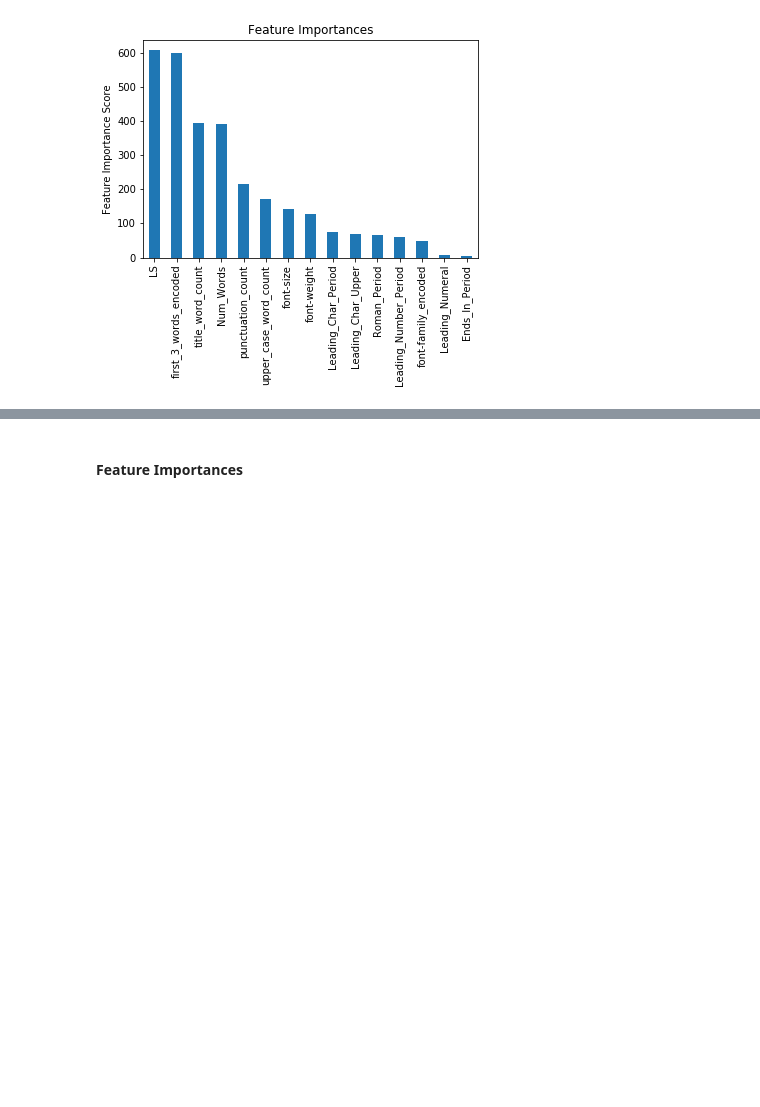
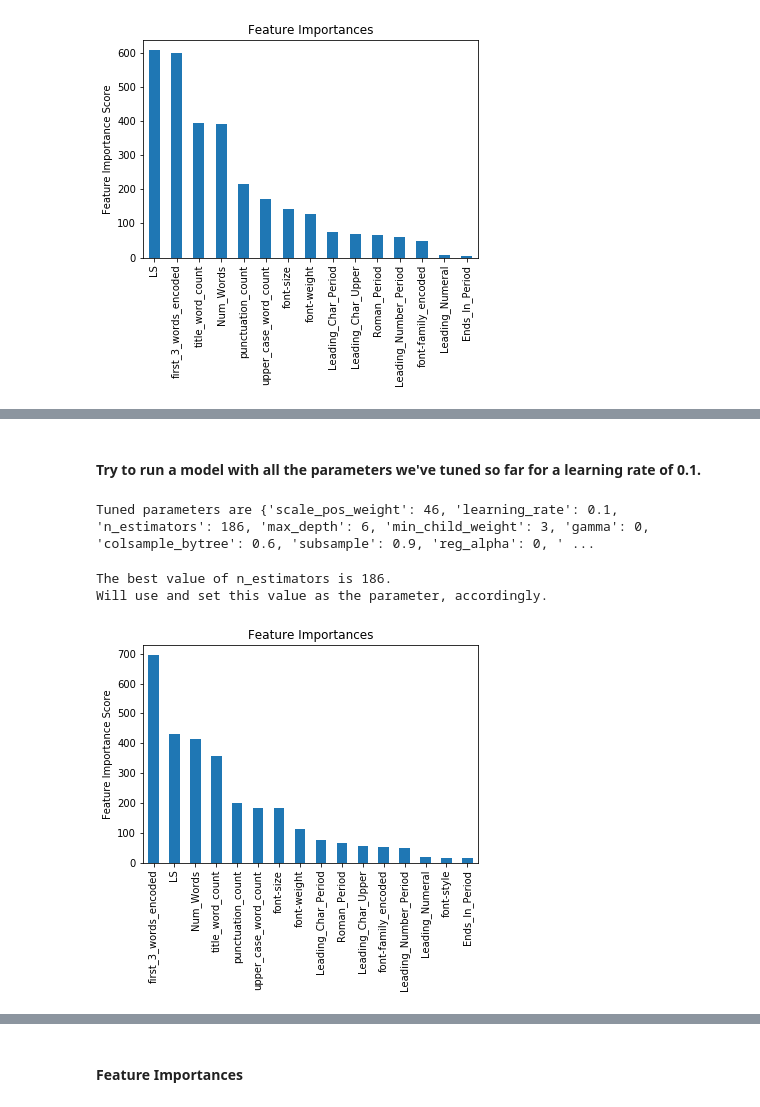
Before and after one commit to my2582/KPMGCapstone, a Jupyter notebook: module1/modelling_notebooks/Combined_Final_Model_V9_Minsu.ipynb, the cells around one changed output, grey strips where cells are left out. Saved outputs shown, nothing was run; the diff lists cells and outputs as text; code cells hidden in the pictures; blank space fills up the shorter version.

```diff
--- a/module1/modelling_notebooks/Combined_Final_Model_V9_Minsu.ipynb
+++ b/module1/modelling_notebooks/Combined_Final_Model_V9_Minsu.ipynb
@@ -2236,0 +2843,3 @@ Will use and set this value as the parameter, accordingly.
+# %%
+colsample_bytree = 0.6
+subsample = 0.9
@@ -2236,0 +2966,3 @@ Will use and set this value as the parameter, accordingly.
+# %%
+reg_alpha = 0
+reg_lambda = 0.1
@@ -2236,0 +3028,2 @@ Will use and set this value as the parameter, accordingly.
+# %% [markdown]
+#### Try to run a model with all the parameters we've tuned so far for a learning rate of 0.1.
@@ -2236,0 +3046,25 @@ Will use and set this value as the parameter, accordingly.
+# %%
+print("Tuned parameters are", tuned_dict)
+# %% [output]
+Tuned parameters are {'scale_pos_weight': 46, 'learning_rate': 0.1, 'n_estimators': 186, 'max_depth': 6, 'min_child_weight': 3, 'gamma': 0, 'colsample_bytree': 0.6, 'subsample': 0.9, 'reg_alpha': 0, ' ...
+# %%
+xgb3 = xgb.XGBClassifier(
+        max_depth=max_depth,
+        min_child_weight=min_child_weight,
+        learning_rate=learning_rate,
+        n_estimators=n_estimators,
+        objective='binary:logistic',
+        gamma=gamma,
+        subsample=subsample,
+        colsample_bytree=colsample_bytree,
+        colsample_bylevel=colsample_bylevel,
+        reg_alpha=reg_alpha,
+        reg_lambda=reg_lambda,
+        scale_pos_weight=pos_wt,
+        seed=seed)
+
+xgboost_fit(xgb3, X_train_encoded, predictors)
+# %% [output]
+The best value of n_estimators is 186.
+Will use and set this value as the parameter, accordingly.
+[figure, added]
```
Also changed, not shown: parts of 69 cells of this notebook.
